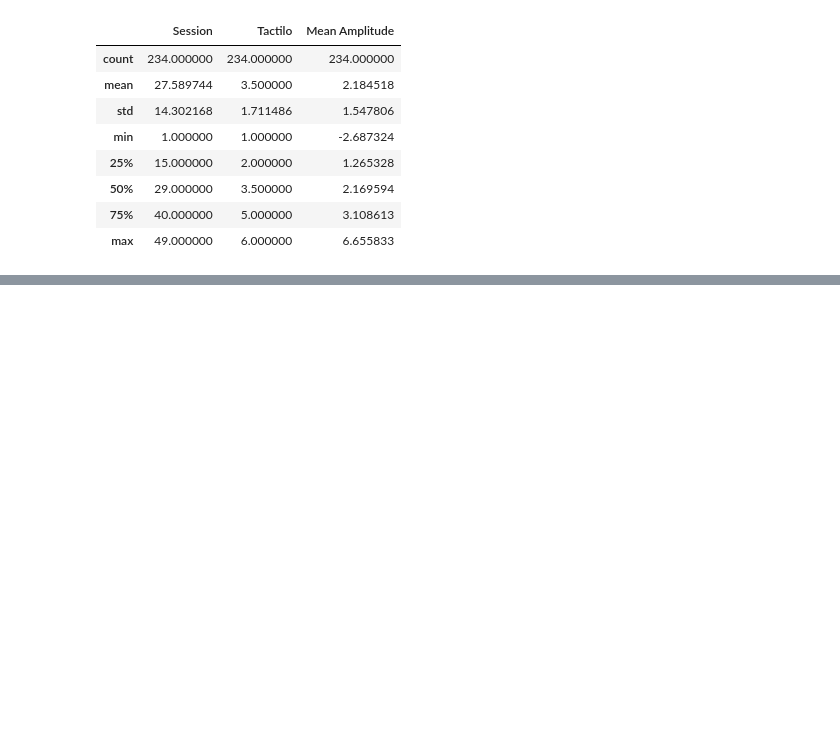
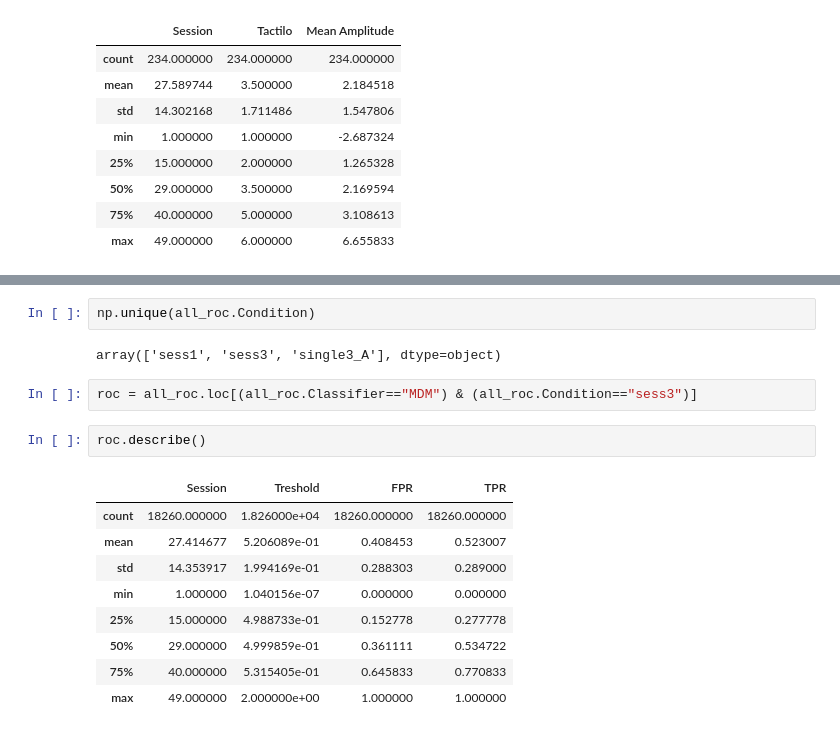
Before and after one commit to iamraP/P300ClassifierComparison, a Jupyter notebook: DataVisualization.ipynb, the cells around one changed output, grey strips where cells are left out. Saved outputs shown, nothing was run; the diff lists cells and outputs as text; blank space fills up the shorter version.

```diff
--- a/DataVisualization.ipynb
+++ b/DataVisualization.ipynb
@@ -426,0 +417,18 @@ t
+# %%
+np.unique(all_roc.Condition)
+# %% [output]
+array(['sess1', 'sess3', 'single3_A'], dtype=object)
+# %%
+roc = all_roc.loc[(all_roc.Classifier=="MDM") & (all_roc.Condition=="sess3")]
+# %%
+roc.describe()
+# %% [output]
+|  | Session | Treshold | FPR | TPR |
+| count | 18260.000000 | 1.826000e+04 | 18260.000000 | 18260.000000 |
+| mean | 27.414677 | 5.206089e-01 | 0.408453 | 0.523007 |
+| std | 14.353917 | 1.994169e-01 | 0.288303 | 0.289000 |
+| min | 1.000000 | 1.040156e-07 | 0.000000 | 0.000000 |
+| 25% | 15.000000 | 4.988733e-01 | 0.152778 | 0.277778 |
+| 50% | 29.000000 | 4.999859e-01 | 0.361111 | 0.534722 |
+| 75% | 40.000000 | 5.315405e-01 | 0.645833 | 0.770833 |
+| max | 49.000000 | 2.000000e+00 | 1.000000 | 1.000000 |
```
Also changed, not shown: parts of 7 cells of this notebook, 49 other files.
